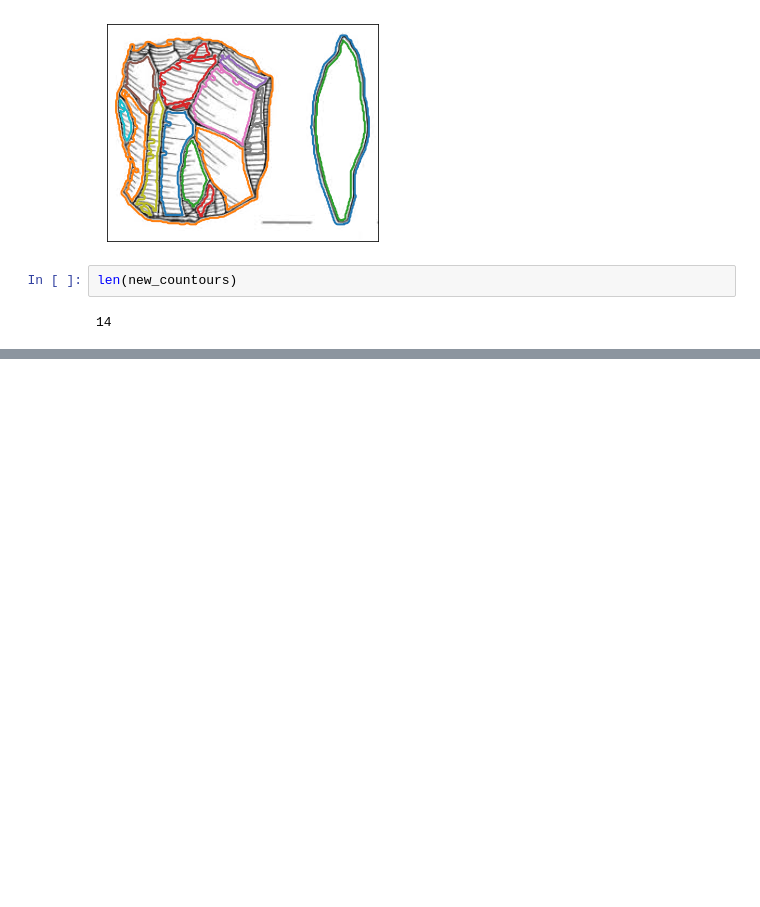
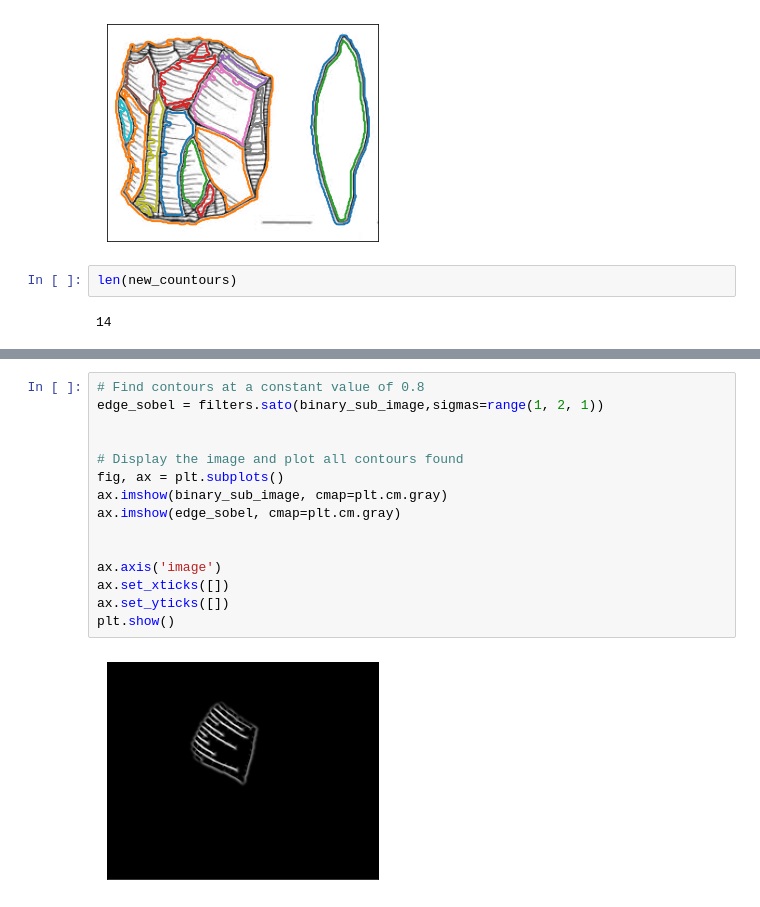
Before and after one commit to alan-turing-institute/Palaeoanalytics, a Jupyter notebook: notebooks/exploration/simple_edge_detection.ipynb, the cells around one changed output, grey strips where cells are left out. Cells and saved outputs as stored; diff of their text form; blank space fills up the shorter version.

```diff
--- a/notebooks/exploration/simple_edge_detection.ipynb
+++ b/notebooks/exploration/simple_edge_detection.ipynb
@@ -207,0 +208,17 @@ len(new_countours)
+# %%
+# Find contours at a constant value of 0.8
+edge_sobel = filters.sato(binary_sub_image,sigmas=range(1, 2, 1))
+
+
+# Display the image and plot all contours found
+fig, ax = plt.subplots()
+ax.imshow(binary_sub_image, cmap=plt.cm.gray)
+ax.imshow(edge_sobel, cmap=plt.cm.gray)
+
+
+ax.axis('image')
+ax.set_xticks([])
+ax.set_yticks([])
+plt.show()
+# %% [output]
+[figure, added]
```
Also changed, not shown: parts of 9 cells of this notebook.
